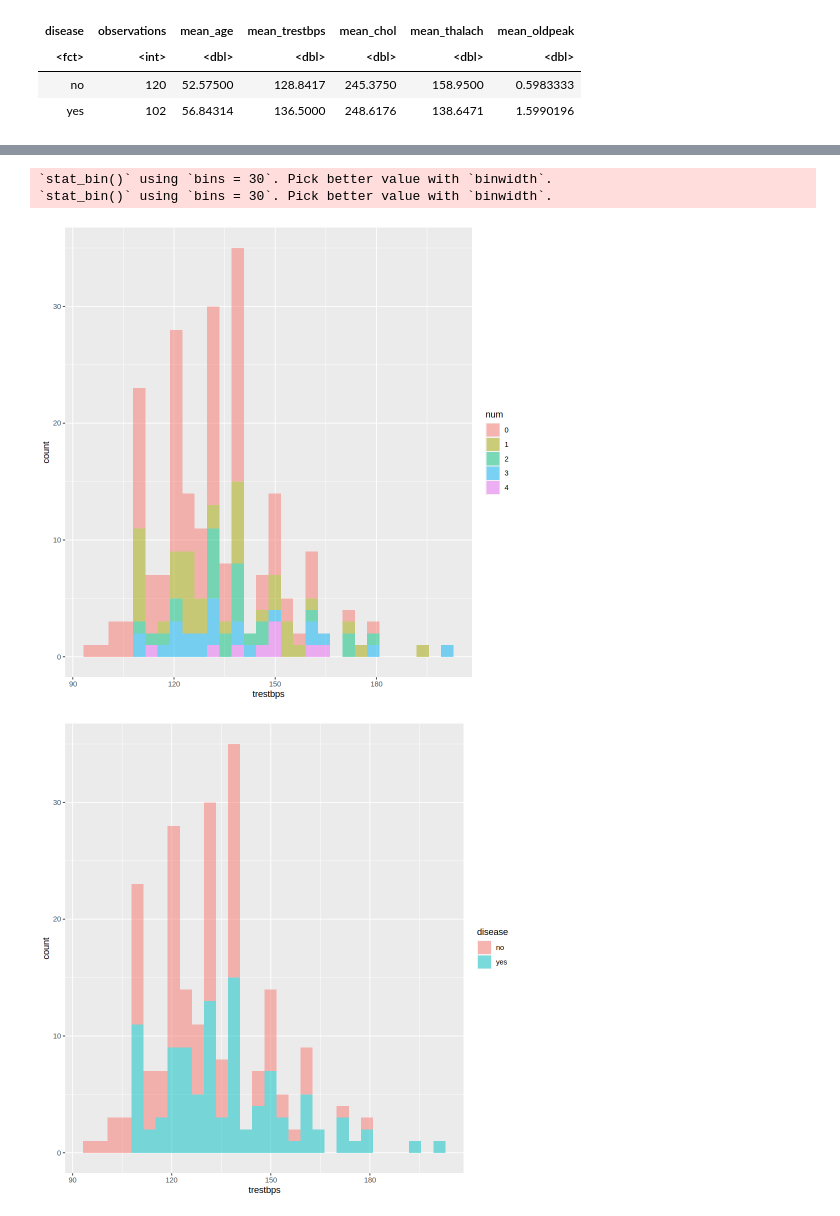
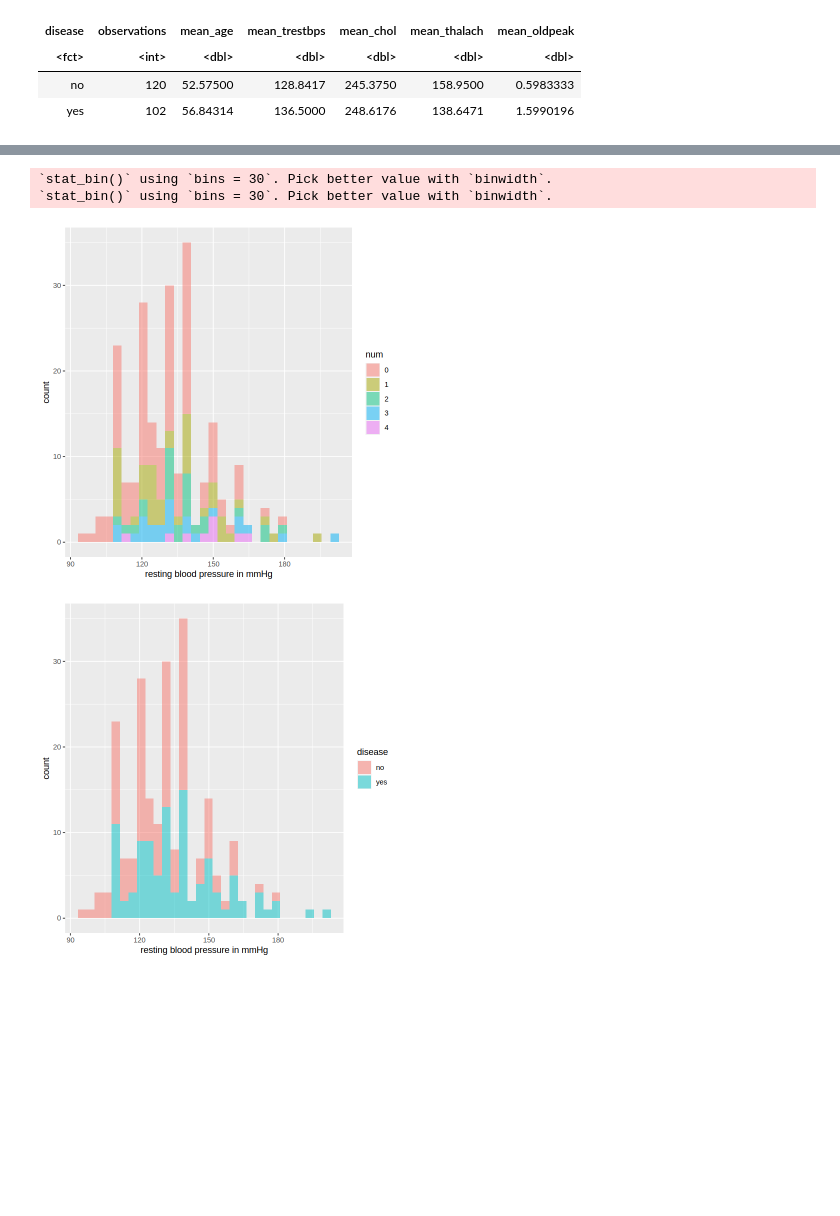
Before and after one commit to auraaaaura/dsci-100-2023-group-44, a Jupyter notebook: code part.ipynb, the cells around one changed output, grey strips where cells are left out. Saved outputs shown, nothing was run; the diff lists cells and outputs as text; code cells hidden in the pictures; blank space fills up the shorter version.

```diff
--- a/code part.ipynb
+++ b/code part.ipynb
@@ -152,16 +154,19 @@ age_disease_plot
 # %%
-options(repr.plot.width = 8, repr.plot.height = 8)
+options(repr.plot.width = 6, repr.plot.height = 6)
 trestbps_num_plot <- heart_train |>
       ggplot() +
-      geom_histogram(aes(x = trestbps, fill = num), alpha = 0.5)
+      geom_histogram(aes(x = trestbps, fill = num), alpha = 0.5)+
+labs(x = "resting blood pressure in mmHg", y = "count", color = "num")
+
 trestbps_num_plot
 trestbps_disease_plot <- heart_train |>
       ggplot() +
-      geom_histogram(aes(x = trestbps, fill = disease), alpha = 0.5)
+      geom_histogram(aes(x = trestbps, fill = disease), alpha = 0.5)+
+labs(x = "resting blood pressure in mmHg", y = "count", color = "disease")
 trestbps_disease_plot
 # %% [output]
 `stat_bin()` using `bins = 30`. Pick better value with `binwidth`.
 `stat_bin()` using `bins = 30`. Pick better value with `binwidth`.
-[figure, old version]
+[figure, new version]
-[figure, old version]
+[figure, new version]
 # %%
```
Also changed, not shown: parts of 9 cells of this notebook.
